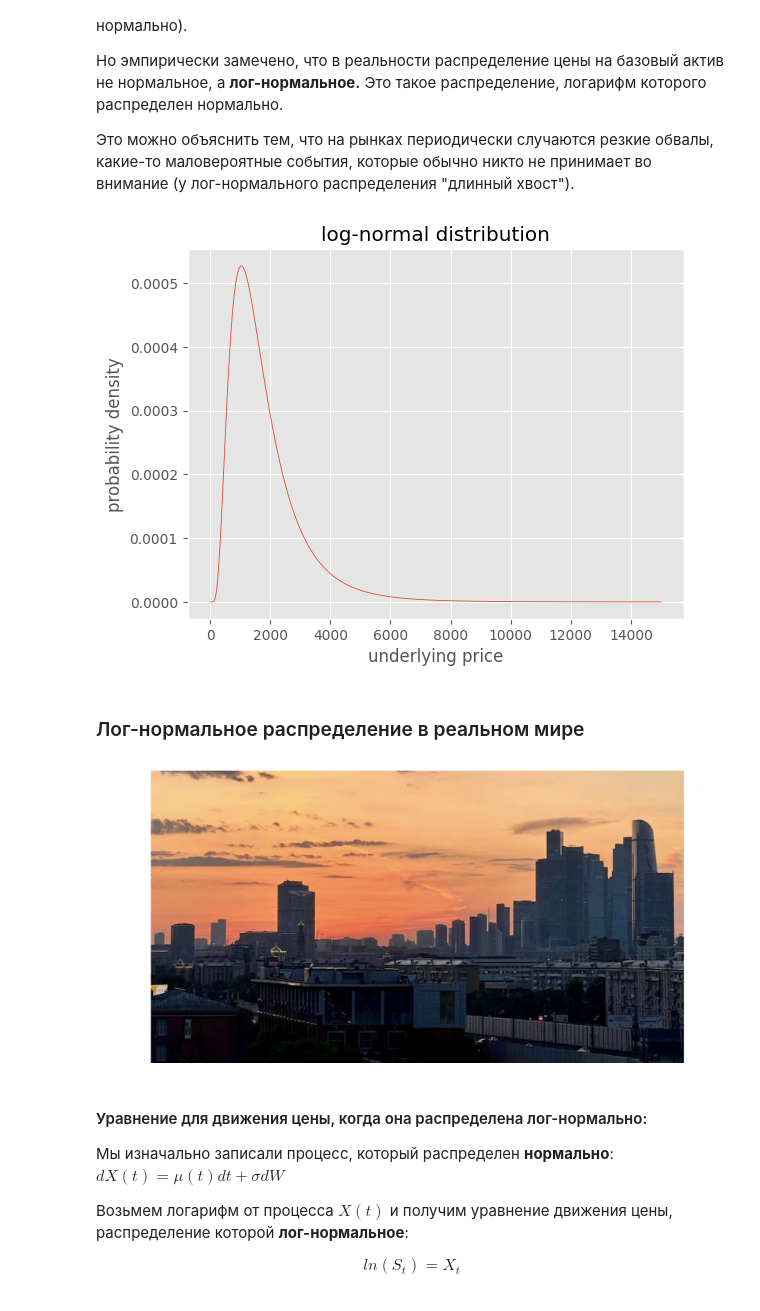
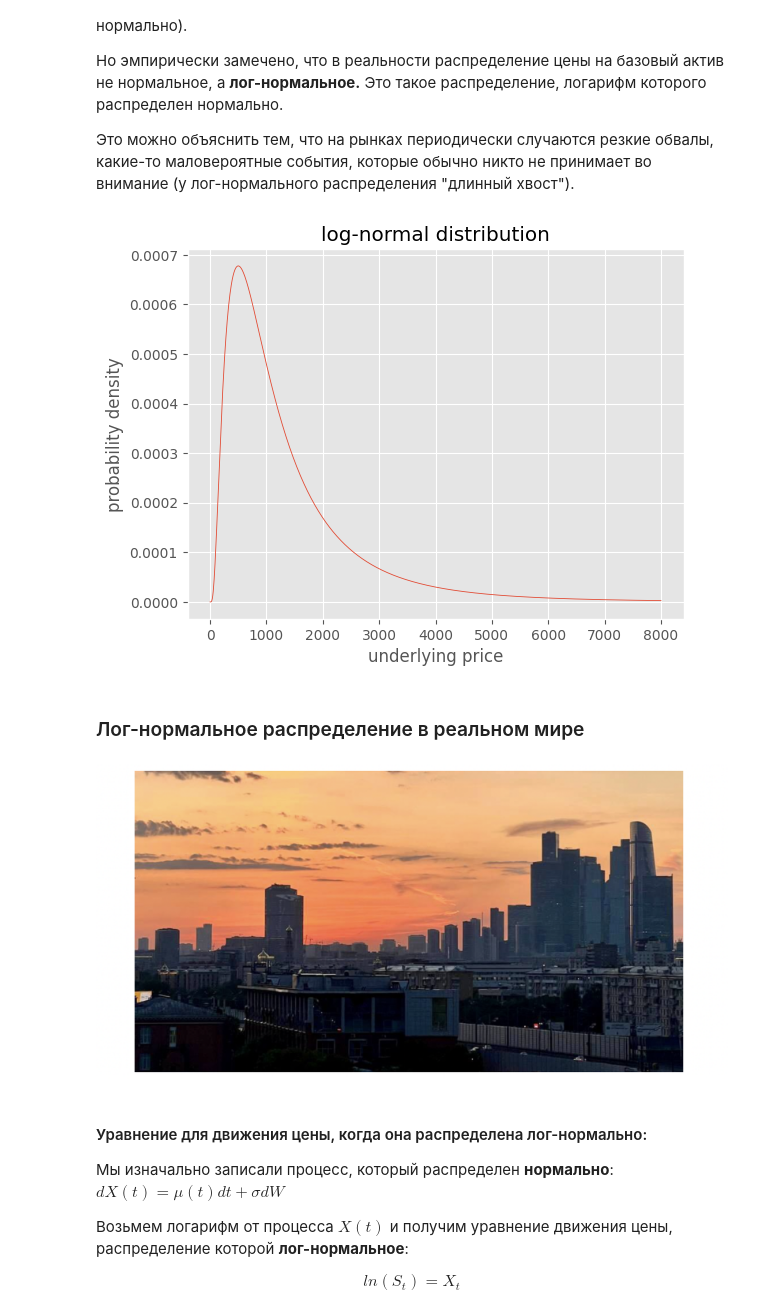
Before and after one commit to kirrya95/my-articles, a Jupyter notebook: Black_Scholes_Part_1.ipynb, the cells around one changed output. Saved outputs shown, nothing was run; the diff lists cells and outputs as text; code cells hidden in the pictures.

```diff
--- a/Black_Scholes_Part_1.ipynb
+++ b/Black_Scholes_Part_1.ipynb
@@ -75,26 +76,26 @@ $W_t$ - винеровский, если:
 
 Это можно объяснить тем, что на рынках периодически случаются резкие обвалы, какие-то маловероятные события, которые обычно никто не принимает во внимание (у лог-нормального распределения "длинный хвост").
 # %%
-mean = 1500
+mean = 10000
 stdev = 1000
 phi = (stdev ** 2 + mean ** 2) ** 0.5
 mu = np.log(mean ** 2 / phi)
 sigma = (np.log(phi ** 2 / mean ** 2)) ** 0.5
 data=np.random.lognormal(mu, sigma , 1000)
 
-x = np.linspace(0, mean*10, 1000)
+x = np.linspace(0, mean*8, 1000)
 p = lognorm.pdf(x = x, scale = mean, s = sigma)
 plt.plot(x, p)
 plt.title('log-normal distribution')
 plt.xlabel('underlying price')
 plt.ylabel('probability density')
 plt.show()
 # %% [output]
-[figure, old version]
+[figure, new version]
 # %% [markdown]
 ### Лог-нормальное распределение в реальном мире
 # %% [markdown]
-![image.png](attachment:4fca2501-331d-45fb-8836-c55e3352c98b.png)
+![image.png](attachment:ce3d1489-483f-48b4-b338-47c32e439b61.png)
 # %% [markdown]
 #### Уравнение для движения цены, когда она распределена лог-нормально:
 
```
Also changed, not shown: parts of 2 cells of this notebook.
